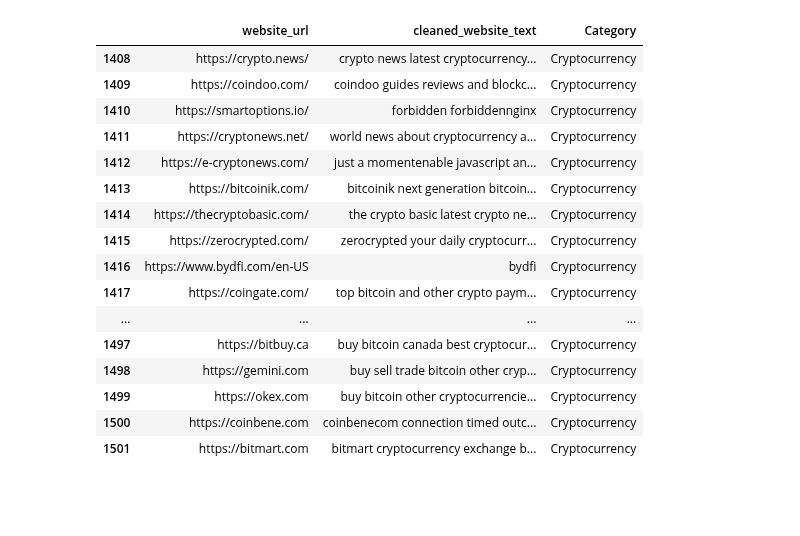
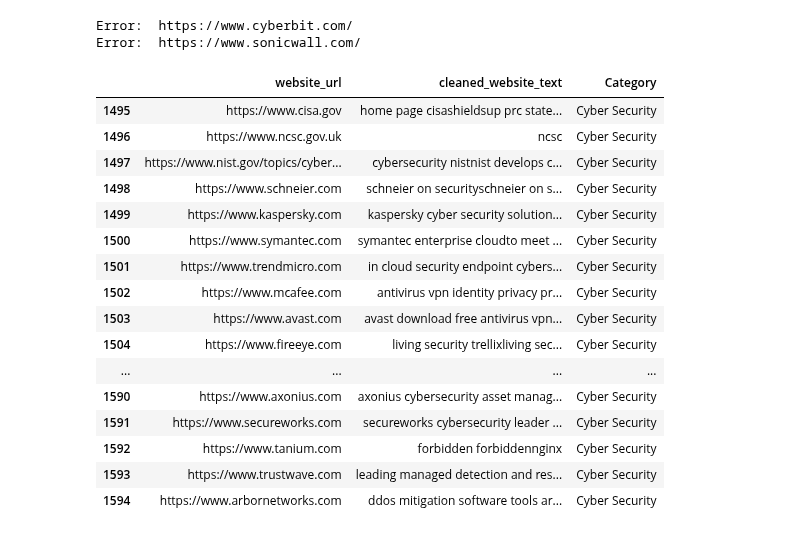
Before and after one commit to Shreyas-hacker/Webpages, a Jupyter notebook: generate_data.ipynb, the cells around one changed output. Drawn from its saved outputs; the diff is of its cells as text; code cells hidden in the pictures; blank space fills up the shorter version.

```diff
--- a/generate_data.ipynb
+++ b/generate_data.ipynb
@@ -174,22 +101,36 @@ Error:  https://huobi.com
-# %%
-pd.set_option('display.max_rows', 100)
-df.tail(94)
-# %% [output]
-|  | website_url | cleaned_website_text | Category |
-| 1408 | https://crypto.news/ | crypto news latest cryptocurrency... | Cryptocurrency |
-| 1409 | https://coindoo.com/ | coindoo guides reviews and blockc... | Cryptocurrency |
-| 1410 | https://smartoptions.io/ | forbidden forbiddennginx | Cryptocurrency |
-| 1411 | https://cryptonews.net/ | world news about cryptocurrency a... | Cryptocurrency |
-| 1412 | https://e-cryptonews.com/ | just a momentenable javascript an... | Cryptocurrency |
-| 1413 | https://bitcoinik.com/ | bitcoinik next generation bitcoin... | Cryptocurrency |
-| 1414 | https://thecryptobasic.com/ | the crypto basic latest crypto ne... | Cryptocurrency |
-| 1415 | https://zerocrypted.com/ | zerocrypted your daily cryptocurr... | Cryptocurrency |
-| 1416 | https://www.bydfi.com/en-US | bydfi | Cryptocurrency |
-| 1417 | https://coingate.com/ | top bitcoin and other crypto paym... | Cryptocurrency |
-| ... | ... | ... | ... |
-| 1497 | https://bitbuy.ca | buy bitcoin canada best cryptocur... | Cryptocurrency |
-| 1498 | https://gemini.com | buy sell trade bitcoin other cryp... | Cryptocurrency |
-| 1499 | https://okex.com | buy bitcoin other cryptocurrencie... | Cryptocurrency |
-| 1500 | https://coinbene.com | coinbenecom connection timed outc... | Cryptocurrency |
-| 1501 | https://bitmart.com | bitmart cryptocurrency exchange b... | Cryptocurrency |
+# %%
+websites = [
+    "https://www.cyberbit.com/",
+    "https://www.sonicwall.com/"
+]
+
+
+for website in websites:
+    text = content_generation(website)
+    if text is not None:
+        web = [website,text,'Cyber Security']
+        df.loc[len(df)] = web
+# %% [output]
+Error:  https://www.cyberbit.com/
+Error:  https://www.sonicwall.com/
+# %%
+df.tail(100)
+# %% [output]
+|  | website_url | cleaned_website_text | Category |
+| 1495 | https://www.cisa.gov | home page cisashieldsup prc state... | Cyber Security |
+| 1496 | https://www.ncsc.gov.uk | ncsc | Cyber Security |
+| 1497 | https://www.nist.gov/topics/cyber... | cybersecurity nistnist develops c... | Cyber Security |
+| 1498 | https://www.schneier.com | schneier on securityschneier on s... | Cyber Security |
+| 1499 | https://www.kaspersky.com | kaspersky cyber security solution... | Cyber Security |
+| 1500 | https://www.symantec.com | symantec enterprise cloudto meet ... | Cyber Security |
+| 1501 | https://www.trendmicro.com | in cloud security endpoint cybers... | Cyber Security |
+| 1502 | https://www.mcafee.com | antivirus vpn identity privacy pr... | Cyber Security |
+| 1503 | https://www.avast.com | avast download free antivirus vpn... | Cyber Security |
+| 1504 | https://www.fireeye.com | living security trellixliving sec... | Cyber Security |
+| ... | ... | ... | ... |
+| 1590 | https://www.axonius.com | axonius cybersecurity asset manag... | Cyber Security |
+| 1591 | https://www.secureworks.com | secureworks cybersecurity leader ... | Cyber Security |
+| 1592 | https://www.tanium.com | forbidden forbiddennginx | Cyber Security |
+| 1593 | https://www.trustwave.com | leading managed detection and res... | Cyber Security |
+| 1594 | https://www.arbornetworks.com | ddos mitigation software tools ar... | Cyber Security |
 # %%
```
Also changed, not shown: parts of 3 cells of this notebook, 4 other files.
